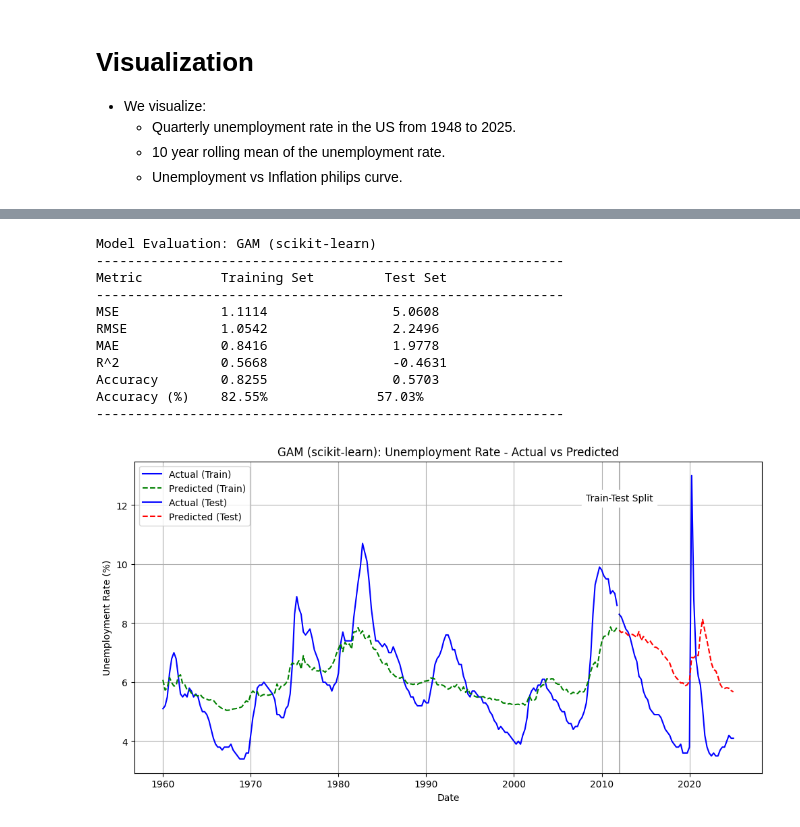
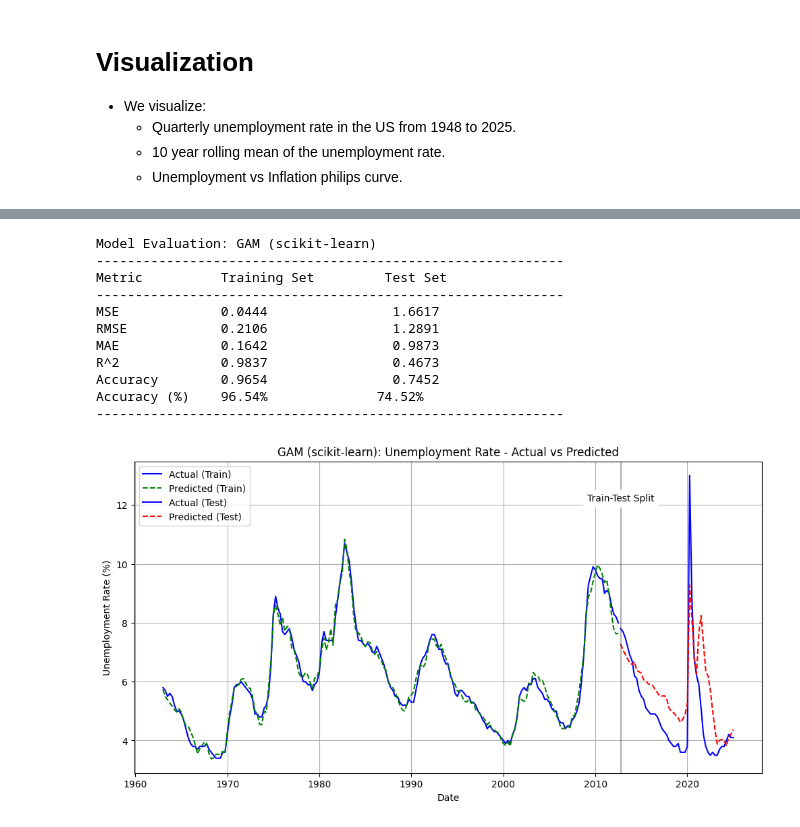
Before and after one commit to kushal238/Stat430P1, a Jupyter notebook: unemployment_models.ipynb, the cells around one changed output, grey strips where cells are left out. Cells and saved outputs as stored; diff of their text form; code cells hidden in the pictures.

```diff
--- a/unemployment_models.ipynb
+++ b/unemployment_models.ipynb
@@ -301,0 +415,24 @@ for i, feature_name in enumerate(final_predictors):
+# %%
+# 7: GAM with Spline Terms
+# have to use scikit cause pygam has issues with numpy's new release
+
+spline_features = []
+for i, feature_name in enumerate(final_predictors):
+    spline_features.append(
+        (f'spline_{feature_name}',
+         make_pipeline(SplineTransformer(n_knots=5, degree=3)),
+         [i])
+    )
+
+# Create column transformer that applies splines to each feature
+preprocessor = ColumnTransformer(spline_features, remainder='passthrough')
+
+# Create a pipeline with the preprocessor and a ridge regression model
+# Ridge adds some regularization to prevent overfitting
+gam_model = Pipeline([
+    ('preprocessor', preprocessor),
+    ('regressor', Ridge(alpha=0.1))  # Alpha controls regularization strength
+])
+
+# Fit the model to the training data
+gam_model.fit(X_train_scaled, y_train)
@@ -302,28 +457,28 @@ for i, feature_name in enumerate(final_predictors):
 # %%
-train_predictions = np.mean(feature_predictions_train, axis=0)
-test_predictions = np.mean(feature_predictions_test, axis=0)
+train_predictions = gam_model.predict(X_train_scaled)
+test_predictions = gam_model.predict(X_test_scaled)
 
 train_metrics = evaluate_model(y_train, train_predictions, "Training")
 test_metrics = evaluate_model(y_test, test_predictions, "Test")
 
 display_metrics_table(train_metrics, test_metrics, model_name="GAM (scikit-learn)")
 
 plot_predictions(
     y_train, train_predictions,
     y_test, test_predictions,
     train_dates, test_dates,
     model_name="GAM (scikit-learn)"
 )
 # %% [output]
 Model Evaluation: GAM (scikit-learn)
 ------------------------------------------------------------
 Metric          Training Set         Test Set
 ------------------------------------------------------------
-MSE             1.1114                5.0608
-RMSE            1.0542                2.2496
-MAE             0.8416                1.9778
-R^2             0.5668                -0.4631
-Accuracy        0.8255                0.5703
-Accuracy (%)    82.55%              57.03%
+MSE             0.0444                1.6617
+RMSE            0.2106                1.2891
+MAE             0.1642                0.9873
+R^2             0.9837                0.4673
+Accuracy        0.9654                0.7452
+Accuracy (%)    96.54%              74.52%
 ------------------------------------------------------------
-[figure, old version]
+[figure, new version]
```
Also changed, not shown: parts of 10 cells of this notebook, 1 other file.
